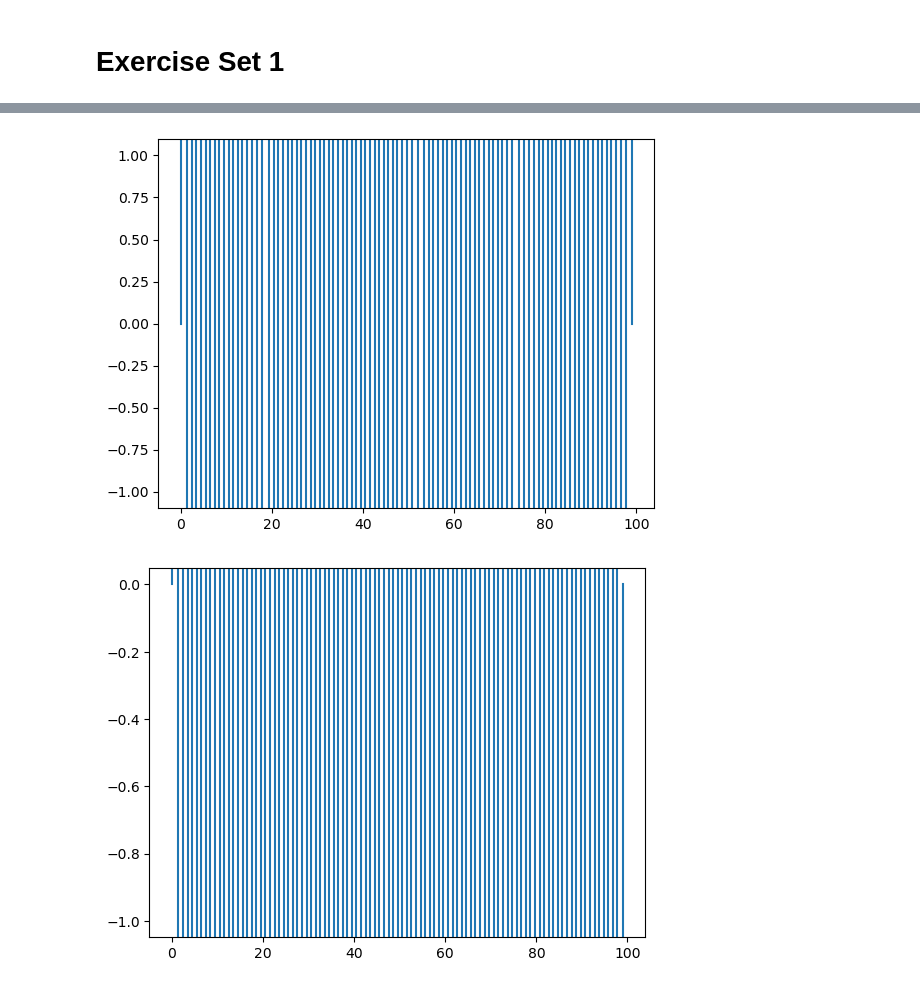
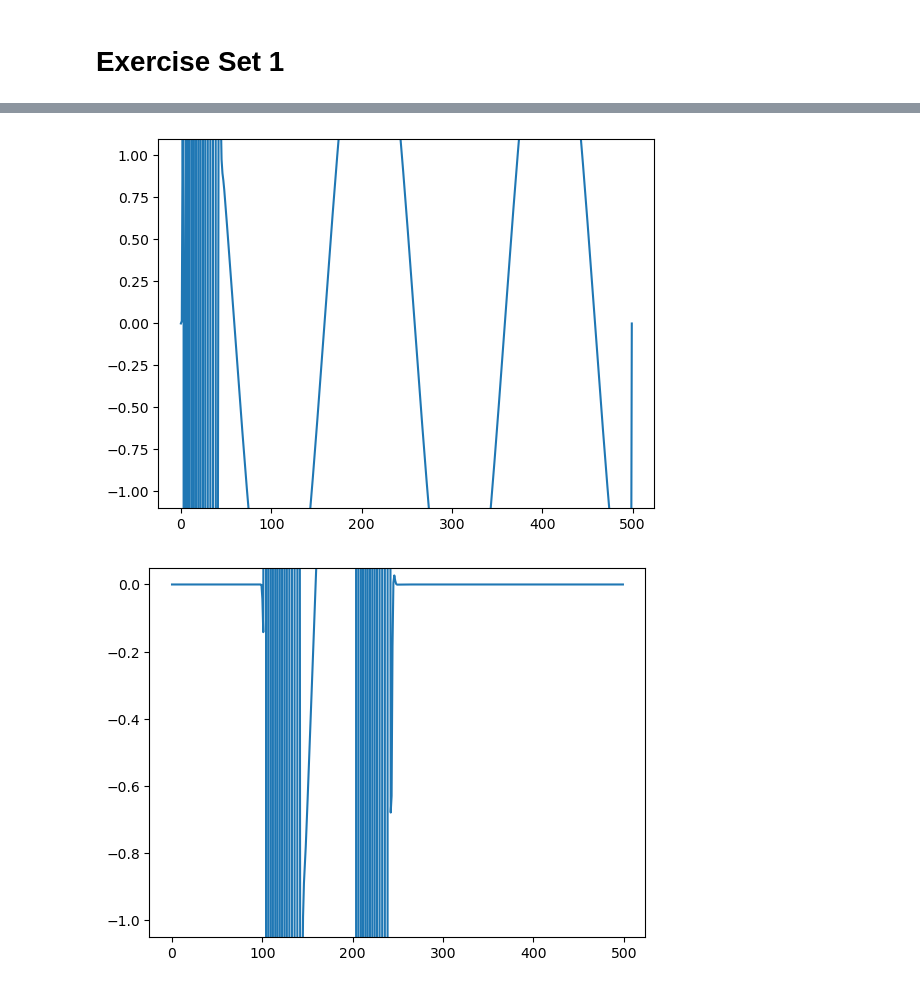
Before and after one commit to jonas4climate/modelling-natural-processes, a Jupyter notebook: ex1.ipynb, the cells around one changed output, grey strips where cells are left out. Saved outputs shown, nothing was run; the diff lists cells and outputs as text; code cells hidden in the pictures.

```diff
--- a/ex1.ipynb
+++ b/ex1.ipynb
@@ -7,33 +7,36 @@ import numpy as np
 import matplotlib.pyplot as plt
 import matplotlib.animation as animation
 
-def simulate_wave_equation(u0, L=1.0, c=1.0, T=4.0, Nx=100, Nt=100):
+def simulate_wave_equation(u0, L=1.0, c=1.0, T=1.0, Nx=100, Nt=100):
     dx = L/Nx
     dt = T/Nt
 
-    u = np.zeros((Nt, Nx))
+    # u(x,t)
+    u = np.zeros((Nx, Nt))
 
     # Physical boundaries at x=0 and x=L
-    u[:,0] = 0
-    u[:,-1] = 0
+    u[0,:] = 0
+    u[-1,:] = 0
 
     # Initial conditions
     x = np.linspace(0, L, Nx)
-    u[0,:] = u0(x)
+    u[:,0] = u0(x)
 
     # Stepping through time
-    for t in range(1, Nt):
-        for x in range(1, Nx-1):
-            u[t,x] = u[t-1,x] + c**2 * dt**2/dx**2 * (u[t-1,x+1] - 2*u[t-1,x] + u[t-1,x-1])
+    for x in range(1, Nx-1):
+        for t in range(0, Nt-1):
+            u[x, t+1] = c**2 * dt**2/dx**2 * (u[x+1, t] + u[x-1, t] - 2*u[x, t]) - u[x, t-1] + 2*u[x, t]
 
     return u
 
 def animate_wave_equation(u, title):
     fig, ax = plt.subplots()
-    line, = ax.plot(u[0,:])
+    line, = ax.plot(u[:,0])
+
     def animate(i):
-        line.set_ydata(u[i,:])
+        line.set_ydata(u[:,i])
         return line,
+
     anim = animation.FuncAnimation(fig, animate, frames=100, blit=True, interval=100, repeat=True)
     anim.save(f'{title.strip().replace(" ", "_")}.mp4', writer='ffmpeg')
     plt.show()
@@ -45,6 +48,6 @@ u0s = [
 ]
 
 for i, u0 in enumerate(u0s):
-    u = simulate_wave_equation(u0, c=3.0, T=1.0, Nx=100, Nt=100)
+    u = simulate_wave_equation(u0, Nx=500, Nt=1000)
     animate_wave_equation(u, title=f'Wave equation with u0_{i}')
 # %% [output]
@@ -52,2 +55,2 @@ for i, u0 in enumerate(u0s):
-[figure, old version]
+[figure, new version]
-[figure, old version]
+[figure, new version]
```
Also changed, not shown: parts of 1 cell of this notebook.
